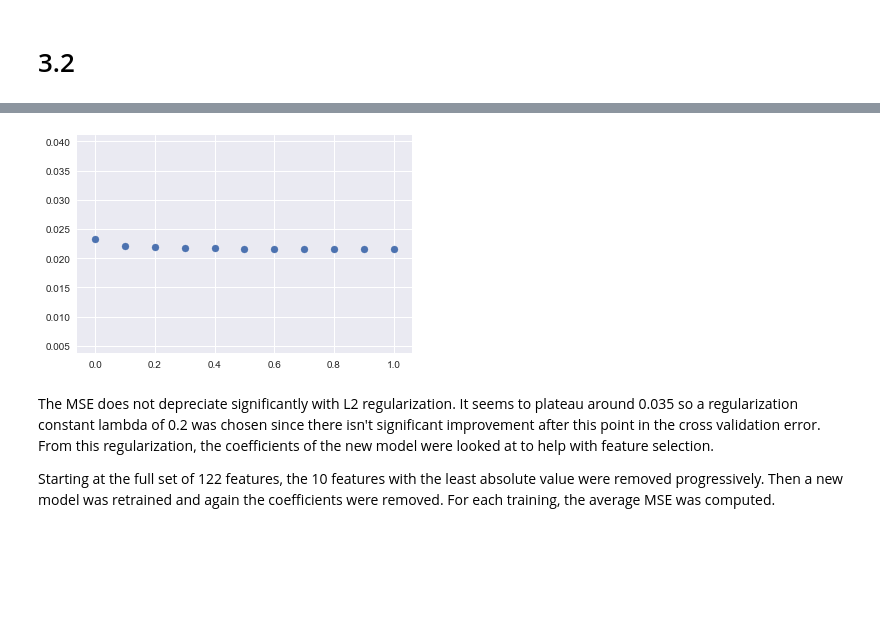
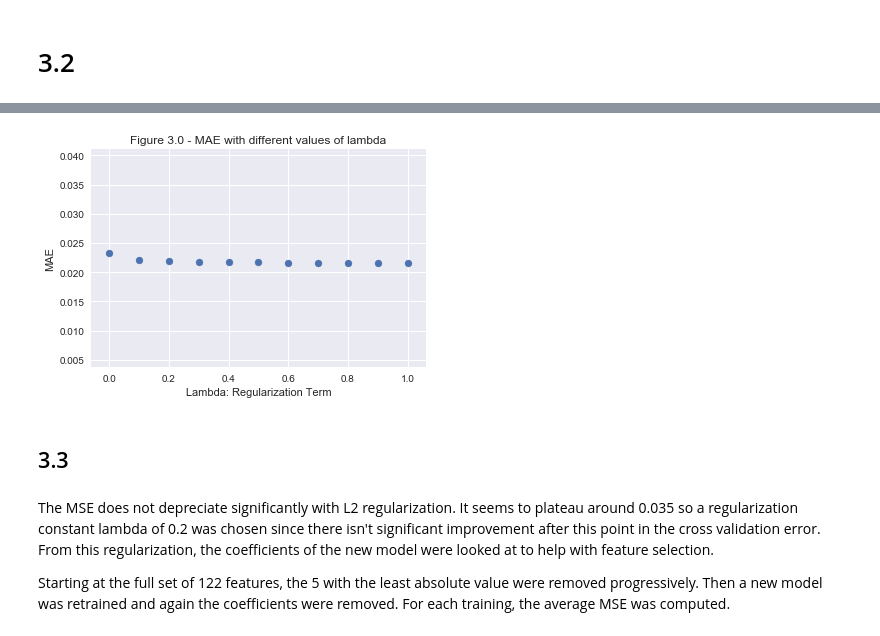
Before and after one commit to oliviersm199/Machine-Learning-Assignments, a Jupyter notebook: assignment1/260563480/Assignment 1.ipynb, the cells around one changed output, grey strips where cells are left out. Drawn from its saved outputs; the diff is of its cells as text; code cells hidden in the pictures; blank space fills up the shorter version.

Commit message:
Completed assignment1, starting 2

```diff
--- a/as1/Assignment 1.ipynb
+++ b/assignment1/260563480/Assignment 1.ipynb
@@ -58,9 +46,8 @@ def get_model_of_degree(X, degree):
 
 def closed_form_linear_fit(X,Y):
     '''
-    Implementation of Equation 1.0. Determines the optimal weights of a
-    Least Squares Solution Method using a closed-solution. Implemented as a
-    series of matrix operations.
+    Determines the optimal weights of a Least Squares Solution Method using a closed-form
+    solution. Implemented as a series of matrix operations.
     '''
     x_transpose = X.transpose()
     x_t_inverse = np.linalg.inv(np.matmul(x_transpose, X))
@@ -68,7 +55,8 @@ def closed_form_linear_fit(X,Y):
 
 def get_mean_square_error(X,Y,W):
     '''
-    Implementation of equation 1.1
+    Gets the mean square error by calculating the square error
+    and dividing by the number of training samples.
 
     '''
     error = np.subtract(Y, np.matmul(X, W))
@@ -517,14 +501,19 @@ AsianPerCap | -0.00463822002137
 # %%
 lambdas = np.arange(0,1.1,0.1)
 cv_errors = test_different_lambdas(q3_df,lambdas,non_predictive_features, dependent_variable)
 pyplot.scatter(lambdas, cv_errors)
+pyplot.xlabel("Lambda: Regularization Term")
+pyplot.ylabel("MAE")
+pyplot.title("Figure 3.0 - MAE with different values of lambda")
 pyplot.show()
 # %% [output]
-[figure, old version]
+[figure, new version]
+# %% [markdown]
+## 3.3
 # %% [markdown]
 The MSE does not depreciate significantly with L2 regularization. It seems to plateau around 0.035 so a regularization constant lambda of 0.2 was chosen since there isn't significant improvement after this point in the cross validation error. From this regularization, the coefficients of the new model were looked at to help with feature selection.
 
-Starting at the full set of 122 features, the 10 features with the least absolute value were removed progressively. Then a new model was retrained and again the coefficients were removed. For each training, the average MSE was computed.
+Starting at the full set of 122 features, the 5 with the least absolute value were removed progressively. Then a new model was retrained and again the coefficients were removed. For each training, the average MSE was computed.
 # %%
 lambda_test = 0.2
 
```
Also changed, not shown: parts of 22 cells of this notebook, 36 other files.
